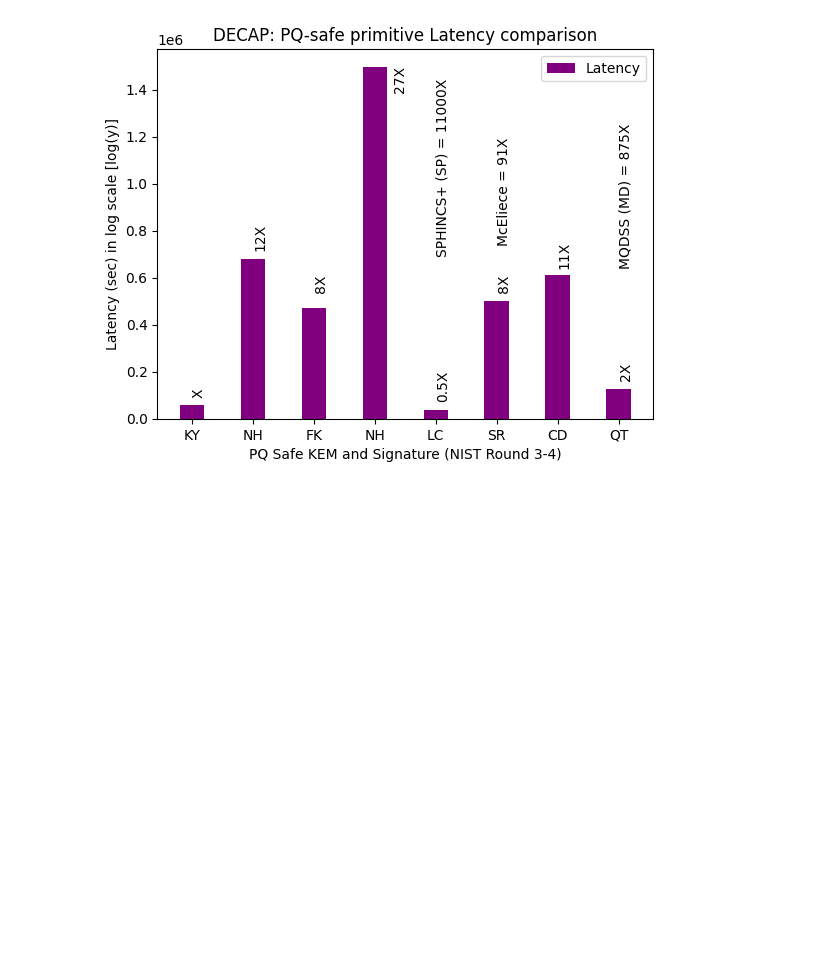
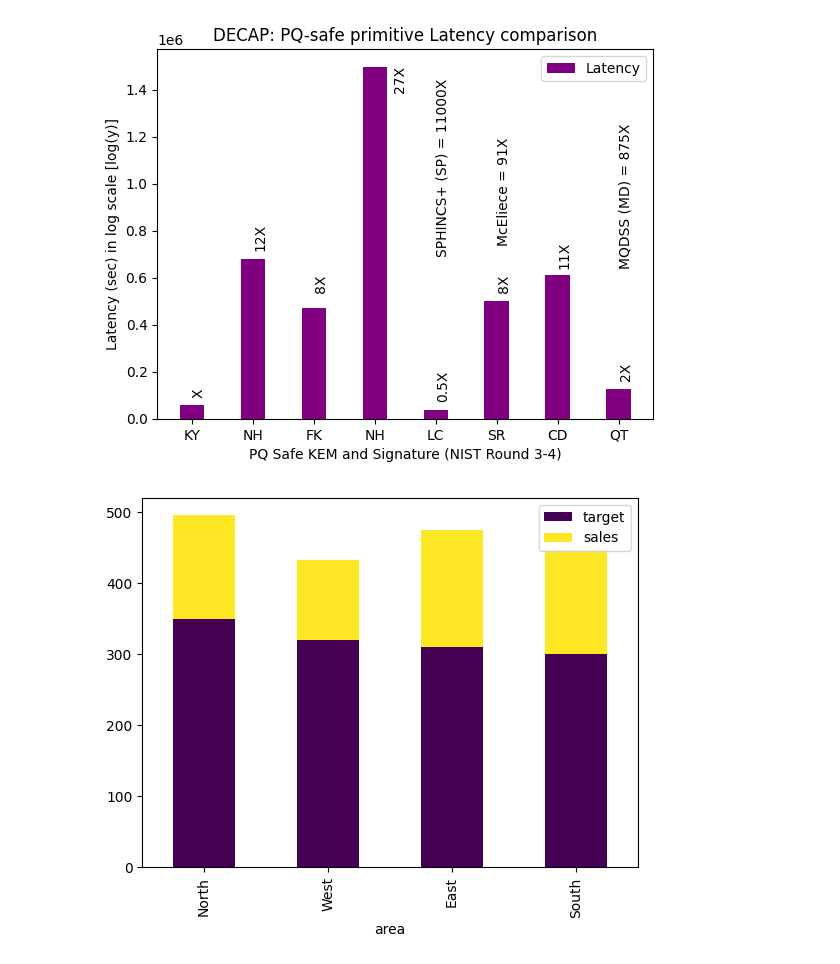
Before and after one commit to rahmanziaur/PQPrimitives, a Jupyter notebook: KEM-Sig-R3-R4_Comparison.ipynb, the cells around one changed output. Cells and saved outputs as stored; diff of their text form; code cells hidden in the pictures; blank space fills up the shorter version.

```diff
--- a/KEM-Sig-R3-R4_Comparison.ipynb
+++ b/KEM-Sig-R3-R4_Comparison.ipynb
@@ -503,3 +503,15 @@ plt.savefig('Decap_Latency.pdf')
 plt.show()
 # %% [output]
 [figure]
+# %%
+import pandas as pd
+import matplotlib.pyplot as plt
+import numpy as np
+
+
+
+dj = pd.read_json('https://raw.githubusercontent.com/rahmanziaur/PQPrimitives/main/test.json')
+
+dj.plot(x = 'area', kind='bar', stacked=True, cmap = 'viridis');
+# %% [output]
+[figure, added]
```
Also changed, not shown: parts of 8 cells of this notebook.
